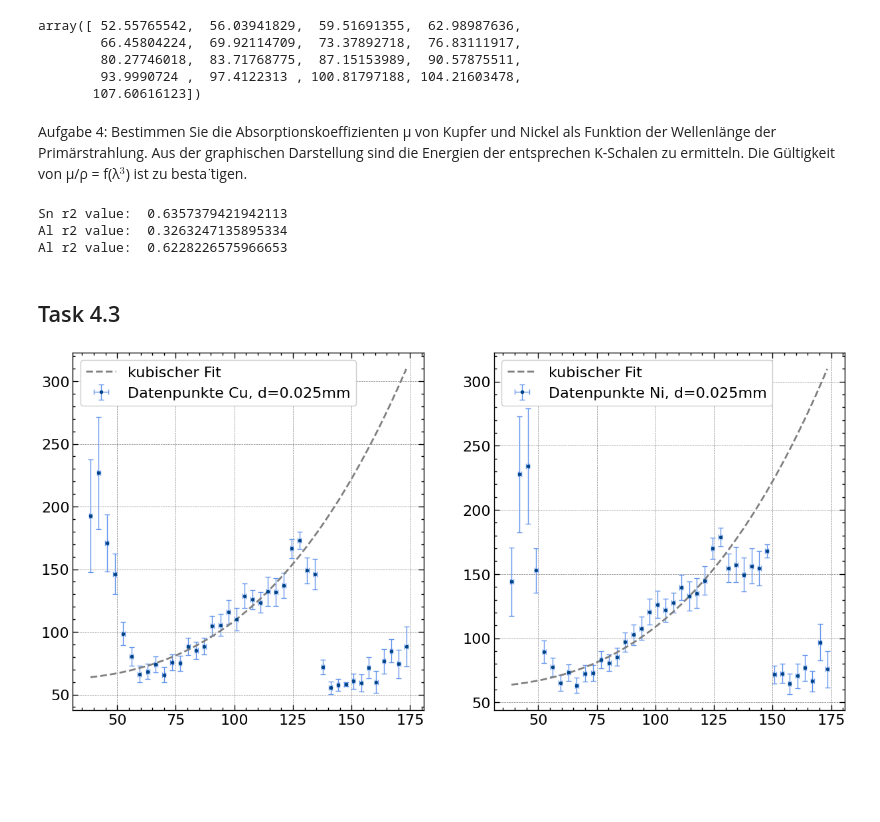
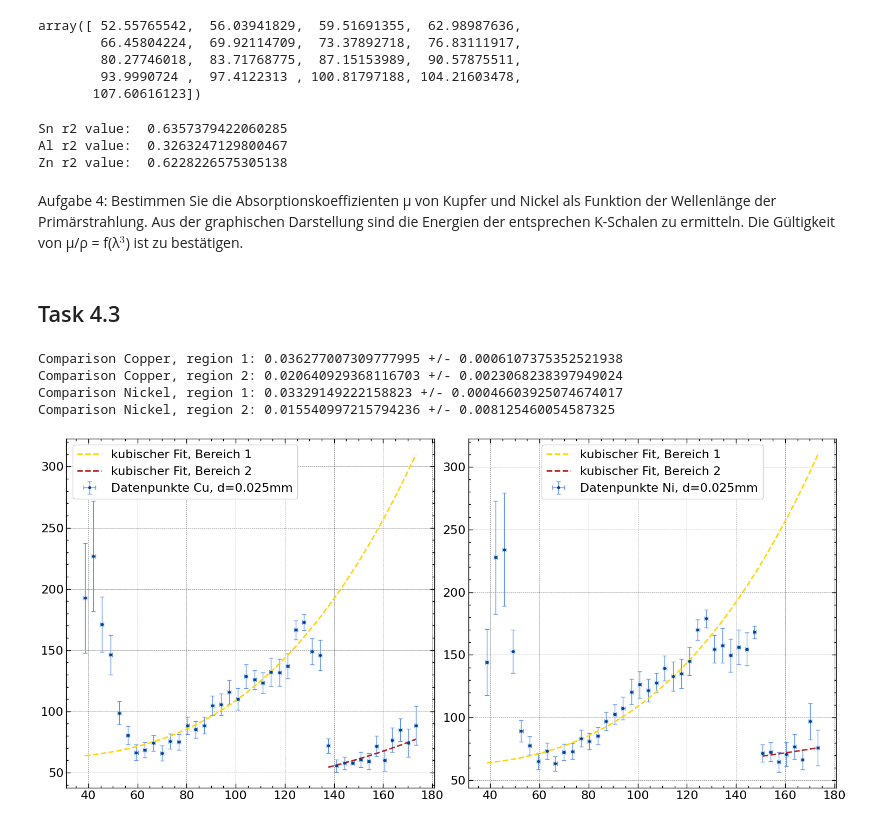
Before and after one commit to KemalOenen/advanced_labcourse, a Jupyter notebook: E130/data_analysis.ipynb, the cells around one changed output. Saved outputs shown, nothing was run; the diff lists cells and outputs as text; code cells hidden in the pictures; blank space fills up the shorter version.

```diff
--- a/E130/data_analysis.ipynb
+++ b/E130/data_analysis.ipynb
@@ -695,7 +695,7 @@ axs[2].plot(x_axis, (popt_Zn[0]*x_axis)**3 + popt_Zn[1], '--', color="grey", lab
 axs[0].set_ylabel(r"Massenabsorptionskoeffizienten $\mu/\rho$ / g$^{-1}$ $\cdot$ cm$^{2}$")
 for i in range(0,3):
     #axs[i].set_xlabel(r"kub. Wellenlänge $\lambda^3$ / (pm)$^3$")
-    axs[i].set_xlabel(r"Wellenlänge $\lambda$ / pm$^3$")
+    axs[i].set_xlabel(r"Wellenlänge $\lambda$ / pm")
     axs[i].legend()
 
 plt.tight_layout()
@@ -711,28 +711,28 @@ array([ 52.55765542,  56.03941829,  59.51691355,  62.98987636,
         80.27746018,  83.71768775,  87.15153989,  90.57875511,
         93.9990724 ,  97.4122313 , 100.81797188, 104.21603478,
        107.60616123])
+# %%
+#compute r2 values for cubic fits
+from sklearn.metrics import r2_score
+mu_rho_sn=np.array([mu_rho_Sn[i].n for i in range(4, len(mu_rho_Sn))])
+mu_rho_fit=kubic_fit(np.array([(wavelength_42_Sn)[i].n for i in range(4,len(wavelength_42_Sn))])*1e12, popt_Sn[0], popt_Sn[1])
+res=r2_score(mu_rho_sn, mu_rho_fit)
+print("Sn r2 value: ", res)
+mu_rho_al=np.array([mu_rho_Al[i].n for i in range(4, len(mu_rho_Al))])
+mu_rho_fit=kubic_fit(np.array([(wavelength_42_Al)[i].n for i in range(4,len(wavelength_42_Al))])*1e12, popt_Al[0], popt_Al[1])
+res=r2_score(mu_rho_al, mu_rho_fit)
+print("Al r2 value: ", res)
+mu_rho_zn=np.array([mu_rho_Zn[i].n for i in range(4, len(mu_rho_Zn))])
+mu_rho_fit=kubic_fit(np.array([(wavelength_42_Zn)[i].n for i in range(4,len(wavelength_42_Zn))])*1e12, popt_Zn[0], popt_Zn[1])
+res=r2_score(mu_rho_zn, mu_rho_fit)
+print("Zn r2 value: ", res)
+# %% [output]
+Sn r2 value:  0.6357379422060285
+Al r2 value:  0.3263247129800467
+Zn r2 value:  0.6228226575305138
 # %% [markdown]
 Aufgabe 4: Bestimmen Sie die Absorptionskoeffizienten μ von Kupfer und Nickel als Funktion der Wellenlänge der Primärstrahlung. Aus der graphischen Darstellung sind die Energien der entsprechen K-Schalen zu ermitteln.
-Die Gültigkeit von μ/ρ = f(λ$^3$) ist zu besta ̈tigen.
+Die Gültigkeit von μ/ρ = f(λ$^3$) ist zu bestätigen.
-# %%
-#compute r2 values for cubic fits
-from sklearn.metrics import r2_score
-mu_rho_sn=np.array([mu_rho_Sn[i].n for i in range(4, len(mu_rho_Sn))])
-mu_rho_fit=kubic_fit(np.array([(wavelength_42_Sn)[i].n for i in range(4,len(wavelength_42_Sn))])*1e12, popt_Sn[0], popt_Sn[1])
-res=r2_score(mu_rho_sn, mu_rho_fit)
-print("Sn r2 value: ", res)
-mu_rho_al=np.array([mu_rho_Al[i].n for i in range(4, len(mu_rho_Al))])
-mu_rho_fit=kubic_fit(np.array([(wavelength_42_Al)[i].n for i in range(4,len(wavelength_42_Al))])*1e12, popt_Al[0], popt_Al[1])
-res=r2_score(mu_rho_al, mu_rho_fit)
-print("Al r2 value: ", res)
-mu_rho_zn=np.array([mu_rho_Zn[i].n for i in range(4, len(mu_rho_Zn))])
-mu_rho_fit=kubic_fit(np.array([(wavelength_42_Zn)[i].n for i in range(4,len(wavelength_42_Zn))])*1e12, popt_Zn[0], popt_Zn[1])
-res=r2_score(mu_rho_zn, mu_rho_fit)
-print("Al r2 value: ", res)
-# %% [output]
-Sn r2 value:  0.6357379421942113
-Al r2 value:  0.3263247135895334
-Al r2 value:  0.6228226575966653
 # %% [markdown]
 ## Task 4.3
 # %%
@@ -766,37 +766,63 @@ fig,axs = plt.subplots(1,2, figsize=(15, 7))
 axs[0].errorbar(np.array([(wavelength_43_Cu)[i].n for i in range(len(wavelength_43_Cu))])*1e12, np.array([mu_rho_Cu[i].n for i in range(len(mu_rho_Cu))]), fmt='.',
             xerr = np.array([(wavelength_43_Cu)[i].s for i in range(len(wavelength_43_Cu))])*1e12, yerr=np.array([mu_rho_Cu[i].s for i in range(len(mu_rho_Cu))]), ecolor="cornflowerblue",
             elinewidth=1, capsize=3, label="Datenpunkte Cu, d=0.025mm")
+# Fit 1
 popt_Cu, pcov_Cu = curve_fit(kubic_fit, np.array([(wavelength_43_Cu)[i].n for i in range(4, len(wavelength_43_Cu)-12)])*1e12, np.array([mu_rho_Cu[i].n for i in range(4, len(mu_rho_Cu)-12)]) , sigma = np.array([mu_rho_Cu[i].s for i in range(4, len(mu_rho_Cu)-12)]), absolute_sigma=True)
+# Fit 2
+popt_Cu_2, pcov_Cu_2 = curve_fit(kubic_fit, np.array([(wavelength_43_Cu)[i].n for i in range(len(wavelength_43_Cu)-12, len(wavelength_43_Cu))])*1e12, np.array([mu_rho_Cu[i].n for i in range(len(mu_rho_Cu)-12, len(mu_rho_Cu))]),
+                             sigma = np.array([mu_rho_Cu[i].s for i in range(len(mu_rho_Cu)-12, len(mu_rho_Cu))]), absolute_sigma=True)
+
 x_axis = np.array([(wavelength_43_Cu)[i].n for i in range(len(wavelength_43_Cu))])*1e12
-axs[0].plot(x_axis, (popt_Cu[0]*x_axis)**3 + popt_Cu[1], '--', color="grey", label="kubischer Fit")
+x_axis_2 = np.array([(wavelength_43_Cu)[i].n for i in range(len(wavelength_43_Cu)-12 ,len(wavelength_43_Cu))])*1e12
+axs[0].plot(x_axis, (popt_Cu[0]*x_axis)**3 + popt_Cu[1], '--', color="gold", label="kubischer Fit, Bereich 1")
+axs[0].plot(x_axis_2, (popt_Cu_2[0]*x_axis_2)**3 + popt_Cu_2[1], '--', color="firebrick", label="kubischer Fit, Bereich 2")
 axs[0].legend()
-
+print("Comparison Copper, region 1:", popt_Cu[0], "+/-", np.sqrt(pcov_Cu[0][0]))
+print("Comparison Copper, region 2:", popt_Cu_2[0], "+/-", np.sqrt(pcov_Cu_2[0][0]))
 
 
 #_______________________________________________Nickel__________________________________________________
 rho_Ni=8.9
 #defining varaibles from data
 task43_Ni = pd.read_csv("ni_winkel_2.csv", delimiter="\t" , names=['Xray_angle', 'Counts'], skiprows=2)
 crystal_angle_task43_Ni_n = np.array(task43_Ni["Xray_angle"])
 crystal_angle_task43_Ni_error = np.ones(len(crystal_angle_task43_Ni_n)) * 0.1 # error in measuring degrees
 crystal_angle_task43_Ni = np.array([ufloat(crystal_angle_task43_Ni_n[i], crystal_angle_task43_Ni_error[i]) for i in range(len(crystal_angle_task43_Ni_n))])
 wavelength_43_Ni = np.array([2*d*umath.sin(crystal_angle_task43_Ni[i]*np.pi/180) for i in range(len(crystal_angle_task43_Ni))])
 
 counts_task43_Ni_n = np.array(task43_Ni["Counts"])
 counts_task43_Ni_error = np.sqrt(np.array(task43_Ni["Counts"]))
 counts_task43_Ni = np.array([ufloat(counts_task43_Ni_n[i], counts_task43_Ni_error[i]) for i in range(len(counts_task43_Ni_n))])
 
 #calulating mu/rho
 mu_rho_Ni=np.array([umath.log(counts_task42_0[i]/counts_task43_Ni[i]) /(rho_Ni * 0.0025) for i in range(len(counts_task43_Ni))])
 
 #plotting
 axs[1].errorbar(np.array([(wavelength_43_Ni)[i].n for i in range(len(wavelength_43_Ni))])*1e12, np.array([mu_rho_Ni[i].n for i in range(len(mu_rho_Ni))]), fmt='.',
             xerr = np.array([(wavelength_43_Ni)[i].s for i in range(len(wavelength_43_Ni))])*1e12, yerr=np.array([mu_rho_Ni[i].s for i in range(len(mu_rho_Ni))]), ecolor="cornflowerblue",
             elinewidth=1, capsize=3, label="Datenpunkte Ni, d=0.025mm")
+
+# Fit 1
 popt_Ni, pcov_Ni = curve_fit(kubic_fit, np.array([(wavelength_43_Ni)[i].n for i in range(4, len(wavelength_43_Ni)-8)])*1e12, np.array([mu_rho_Ni[i].n for i in range(4, len(mu_rho_Ni)-8)]) , sigma = np.array([mu_rho_Ni[i].s for i in range(4, len(mu_rho_Ni)-8)]), absolute_sigma=True)
+# Fit 2
+popt_Ni_2, pcov_Ni_2 = curve_fit(kubic_fit, np.array([(wavelength_43_Ni)[i].n for i in range(len(wavelength_43_Ni)-8, len(wavelength_43_Ni))])*1e12, np.array([mu_rho_Ni[i].n for i in range(len(mu_rho_Ni)-8, len(mu_rho_Ni))]),
+                                 sigma = np.array([mu_rho_Ni[i].s for i in range(len(mu_rho_Ni)-8, len(mu_rho_Ni))]), absolute_sigma=True)
+
 x_axis = np.array([(wavelength_43_Ni)[i].n for i in range(len(wavelength_43_Ni))])*1e12
-axs[1].plot(x_axis, (popt_Cu[0]*x_axis)**3 + popt_Cu[1], '--', color="grey", label="kubischer Fit")
+x_axis_2 = np.array([(wavelength_43_Ni)[i].n for i in range(len(wavelength_43_Ni)-8 ,len(wavelength_43_Ni))])*1e12
+axs[1].plot(x_axis, (popt_Cu[0]*x_axis)**3 + popt_Cu[1], '--', color="gold", label="kubischer Fit, Bereich 1")
+axs[1].plot(x_axis_2, (popt_Ni_2[0]*x_axis_2)**3 + popt_Ni_2[1], '--', color="firebrick", label="kubischer Fit, Bereich 2")
 axs[1].legend()
+print("Comparison Nickel, region 1:", popt_Ni[0], "+/-", np.sqrt(pcov_Ni[0][0]))
+print("Comparison Nickel, region 2:", popt_Ni_2[0], "+/-", np.sqrt(pcov_Ni_2[0][0]))
+
+
+plt.tight_layout()
+#plt.savefig("plots/Fits_Aufgabe4_task3.png", dpi=400)
 plt.show()
 # %% [output]
+Comparison Copper, region 1: 0.036277007309777995 +/- 0.0006107375352521938
+Comparison Copper, region 2: 0.020640929368116703 +/- 0.0023068238397949024
+Comparison Nickel, region 1: 0.03329149222158823 +/- 0.00046603925074674017
+Comparison Nickel, region 2: 0.015540997215794236 +/- 0.008125460054587325
-[figure, old version]
+[figure, new version]
```
Also changed, not shown: parts of 4 cells of this notebook.
